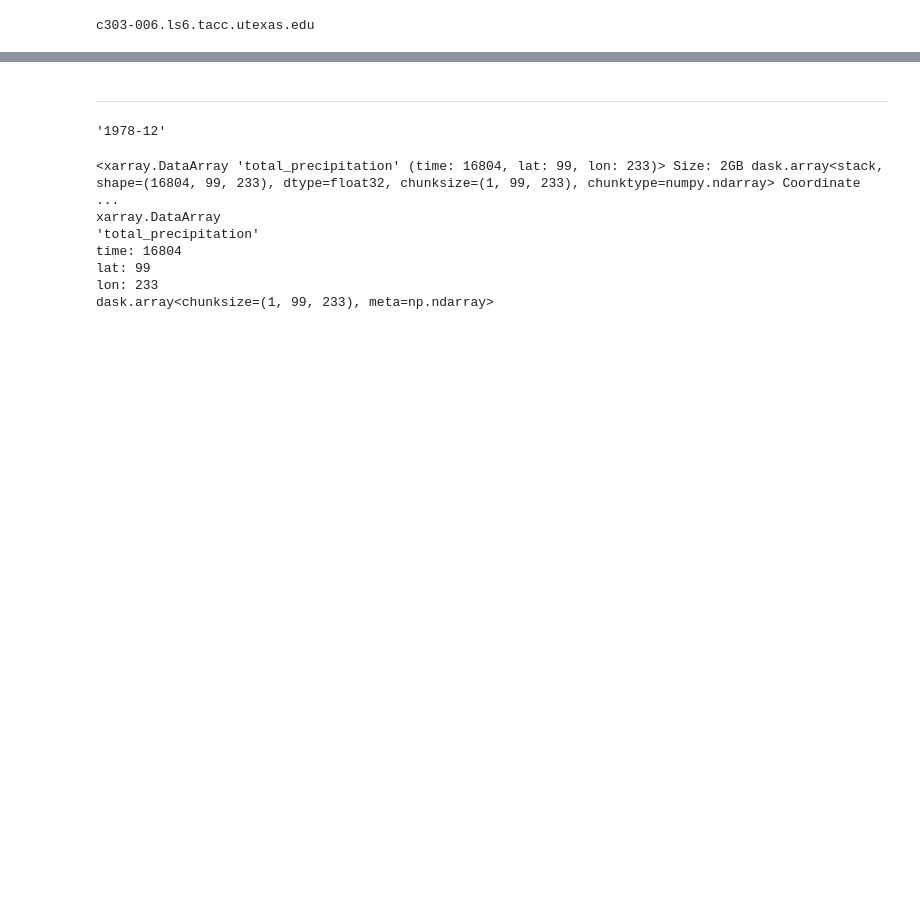
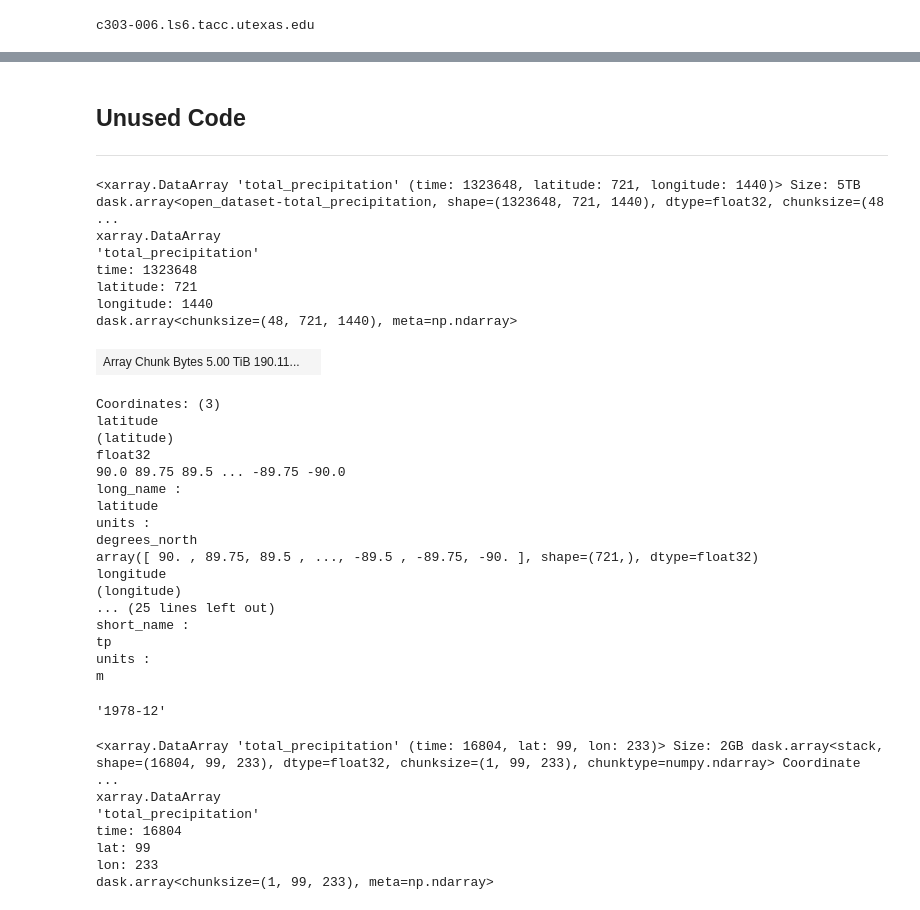
Before and after one commit to calvinjlin/rainproj, a Jupyter notebook: notebooks/2.0-era-preprocess.ipynb, the cells around one changed output, grey strips where cells are left out. Saved outputs shown, nothing was run; the diff lists cells and outputs as text; code cells hidden in the pictures; blank space fills up the shorter version.

```diff
--- a/notebooks/2.0-era-preprocess.ipynb
+++ b/notebooks/2.0-era-preprocess.ipynb
@@ -25,2 +20,3 @@ run_download2()
 # %% [markdown]
+## Unused Code
 ***
@@ -27,3 +34,31 @@ run_download2()
+# %%
+ERA.load_ar_total_precipitation()
+# %% [output]
+<xarray.DataArray 'total_precipitation' (time: 1323648, latitude: 721, longitude: 1440)> Size: 5TB dask.array<open_dataset-total_precipitation, shape=(1323648, 721, 1440), dtype=float32, chunksize=(48 ...
+xarray.DataArray
+'total_precipitation'
+time: 1323648
+latitude: 721
+longitude: 1440
+dask.array<chunksize=(48, 721, 1440), meta=np.ndarray>
+| Array Chunk Bytes 5.00 TiB 190.11... |  |
+Coordinates: (3)
+latitude
+(latitude)
+float32
+90.0 89.75 89.5 ... -89.75 -90.0
+long_name :
+latitude
+units :
+degrees_north
+array([ 90. , 89.75, 89.5 , ..., -89.5 , -89.75, -90. ], shape=(721,), dtype=float32)
+longitude
+(longitude)
+... (25 lines left out)
+short_name :
+tp
+units :
+m
 # %%
 
 # {'time': TimeResampler("MS")}
```
Also changed, not shown: parts of 12 cells of this notebook, 5 other files.
